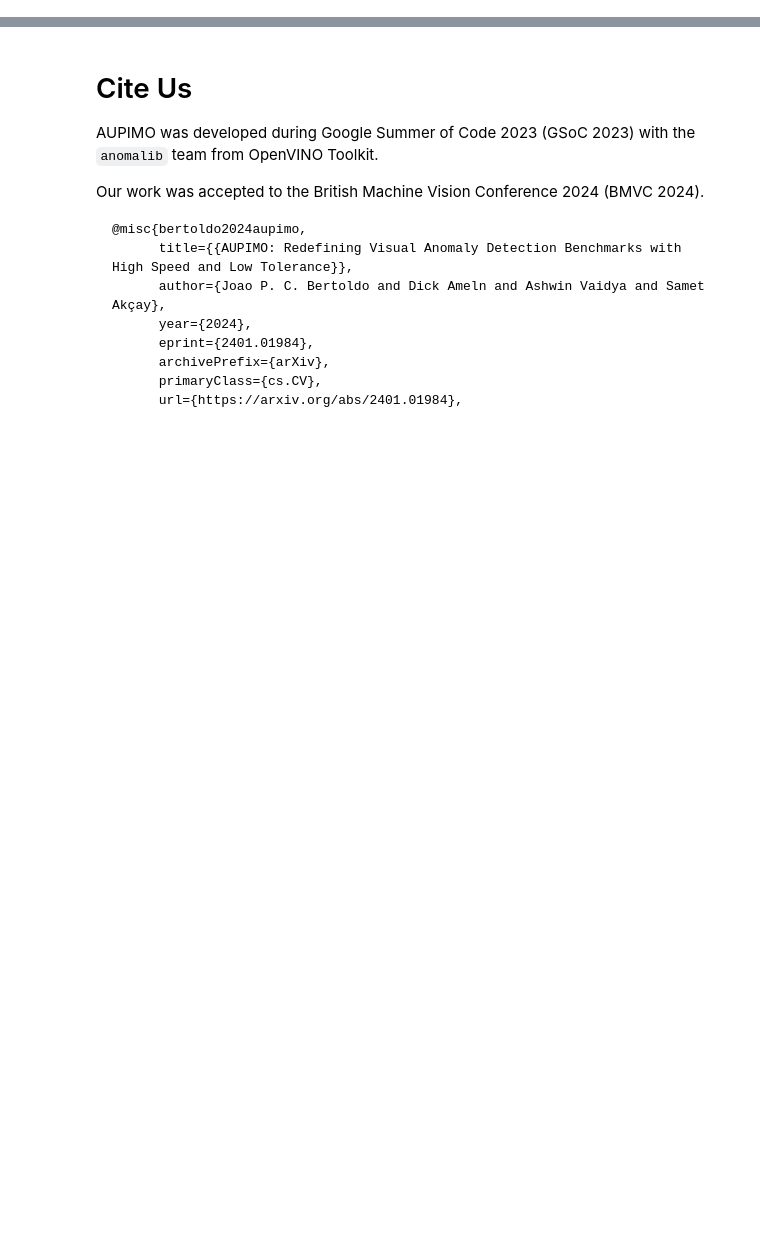
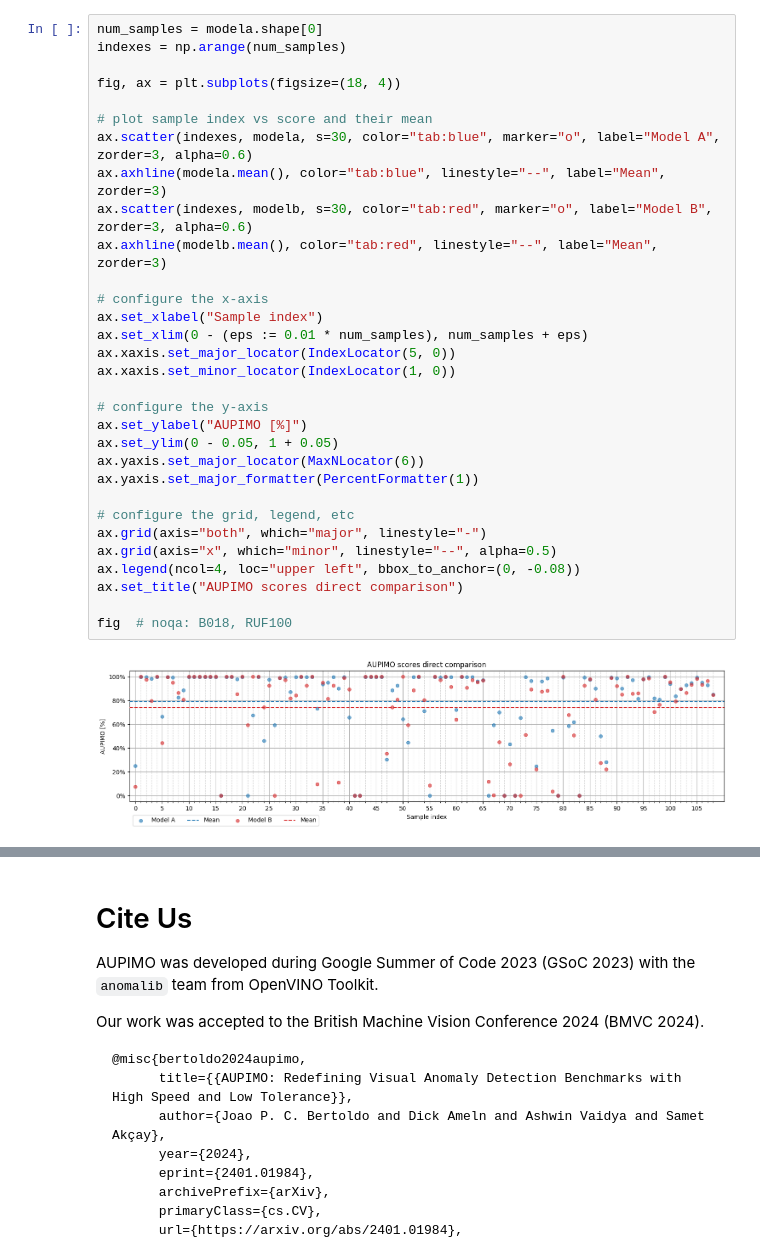
Before and after one commit to openvinotoolkit/anomalib, a Jupyter notebook: notebooks/700_metrics/701e_aupimo_advanced_iv.ipynb, the cells around one changed output, grey strips where cells are left out. Cells and saved outputs as stored; diff of their text form; blank space fills up the shorter version.

```diff
--- a/notebooks/700_metrics/701e_aupimo_advanced_iv.ipynb
+++ b/notebooks/700_metrics/701e_aupimo_advanced_iv.ipynb
@@ -608,0 +263,33 @@ coming soon
+# %%
+num_samples = modela.shape[0]
+indexes = np.arange(num_samples)
+
+fig, ax = plt.subplots(figsize=(18, 4))
+
+# plot sample index vs score and their mean
+ax.scatter(indexes, modela, s=30, color="tab:blue", marker="o", label="Model A", zorder=3, alpha=0.6)
+ax.axhline(modela.mean(), color="tab:blue", linestyle="--", label="Mean", zorder=3)
+ax.scatter(indexes, modelb, s=30, color="tab:red", marker="o", label="Model B", zorder=3, alpha=0.6)
+ax.axhline(modelb.mean(), color="tab:red", linestyle="--", label="Mean", zorder=3)
+
+# configure the x-axis
+ax.set_xlabel("Sample index")
+ax.set_xlim(0 - (eps := 0.01 * num_samples), num_samples + eps)
+ax.xaxis.set_major_locator(IndexLocator(5, 0))
+ax.xaxis.set_minor_locator(IndexLocator(1, 0))
+
+# configure the y-axis
+ax.set_ylabel("AUPIMO [%]")
+ax.set_ylim(0 - 0.05, 1 + 0.05)
+ax.yaxis.set_major_locator(MaxNLocator(6))
+ax.yaxis.set_major_formatter(PercentFormatter(1))
+
+# configure the grid, legend, etc
+ax.grid(axis="both", which="major", linestyle="-")
+ax.grid(axis="x", which="minor", linestyle="--", alpha=0.5)
+ax.legend(ncol=4, loc="upper left", bbox_to_anchor=(0, -0.08))
+ax.set_title("AUPIMO scores direct comparison")
+
+fig  # noqa: B018, RUF100
+# %% [output]
+[figure, added]
```
Also changed, not shown: parts of 94 cells of this notebook.
